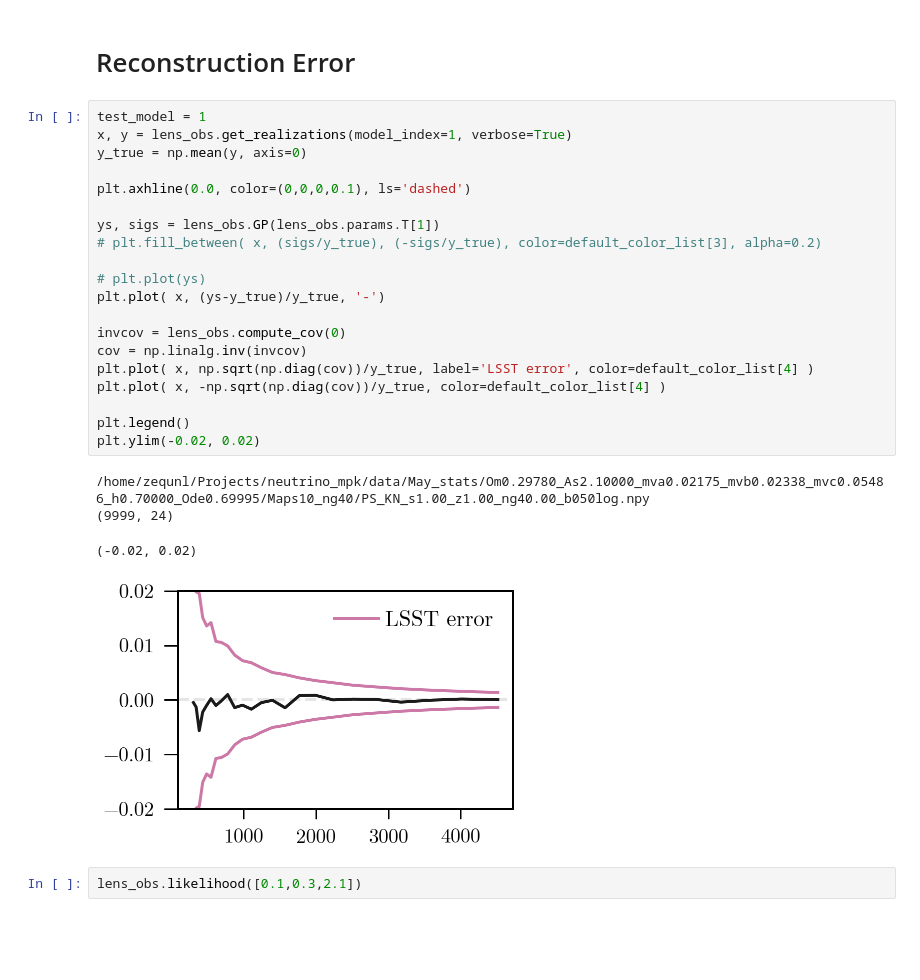
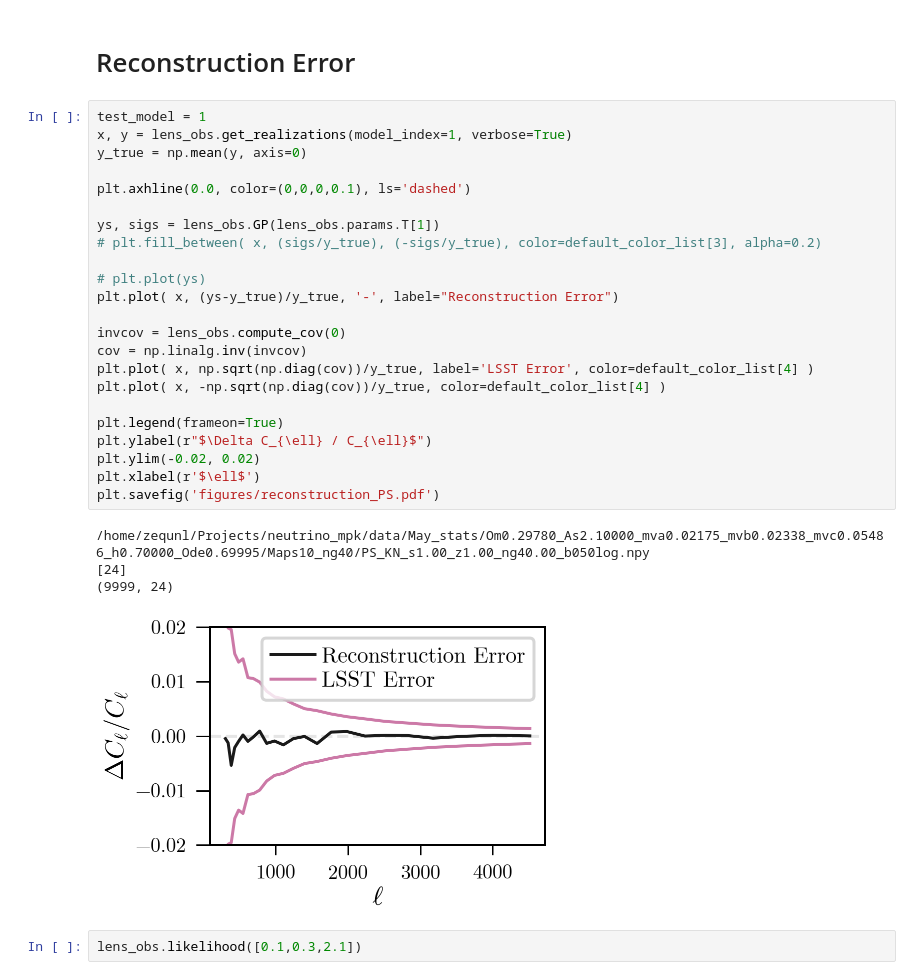
Before and after one commit to xzackli/gp_lens, a Jupyter notebook: PS.ipynb, the cells around one changed output. Saved outputs shown, nothing was run; the diff lists cells and outputs as text; blank space fills up the shorter version.

```diff
--- a/PS.ipynb
+++ b/PS.ipynb
@@ -103,28 +125,31 @@ for result in sampler.sample(p0, iterations=5000, storechain=False):
 # %%
 test_model = 1
 x, y = lens_obs.get_realizations(model_index=1, verbose=True)
 y_true = np.mean(y, axis=0)
 
 plt.axhline(0.0, color=(0,0,0,0.1), ls='dashed')
 
 ys, sigs = lens_obs.GP(lens_obs.params.T[1])
 # plt.fill_between( x, (sigs/y_true), (-sigs/y_true), color=default_color_list[3], alpha=0.2)
 
 # plt.plot(ys)
-plt.plot( x, (ys-y_true)/y_true, '-')
+plt.plot( x, (ys-y_true)/y_true, '-', label="Reconstruction Error")
 
 invcov = lens_obs.compute_cov(0)
 cov = np.linalg.inv(invcov)
-plt.plot( x, np.sqrt(np.diag(cov))/y_true, label='LSST error', color=default_color_list[4] )
+plt.plot( x, np.sqrt(np.diag(cov))/y_true, label='LSST Error', color=default_color_list[4] )
 plt.plot( x, -np.sqrt(np.diag(cov))/y_true, color=default_color_list[4] )
 
-plt.legend()
+plt.legend(frameon=True)
+plt.ylabel(r"$\Delta C_{\ell} / C_{\ell}$")
 plt.ylim(-0.02, 0.02)
+plt.xlabel(r'$\ell$')
+plt.savefig('figures/reconstruction_PS.pdf')
 # %% [output]
 /home/zequnl/Projects/neutrino_mpk/data/May_stats/Om0.29780_As2.10000_mva0.02175_mvb0.02338_mvc0.05486_h0.70000_Ode0.69995/Maps10_ng40/PS_KN_s1.00_z1.00_ng40.00_b050log.npy
+[24]
 (9999, 24)
-(-0.02, 0.02)
-[figure, old version]
+[figure, new version]
 # %%
 lens_obs.likelihood([0.1,0.3,2.1])
 # %% [output]
```
Also changed, not shown: parts of 4 cells of this notebook, 29 other files.
